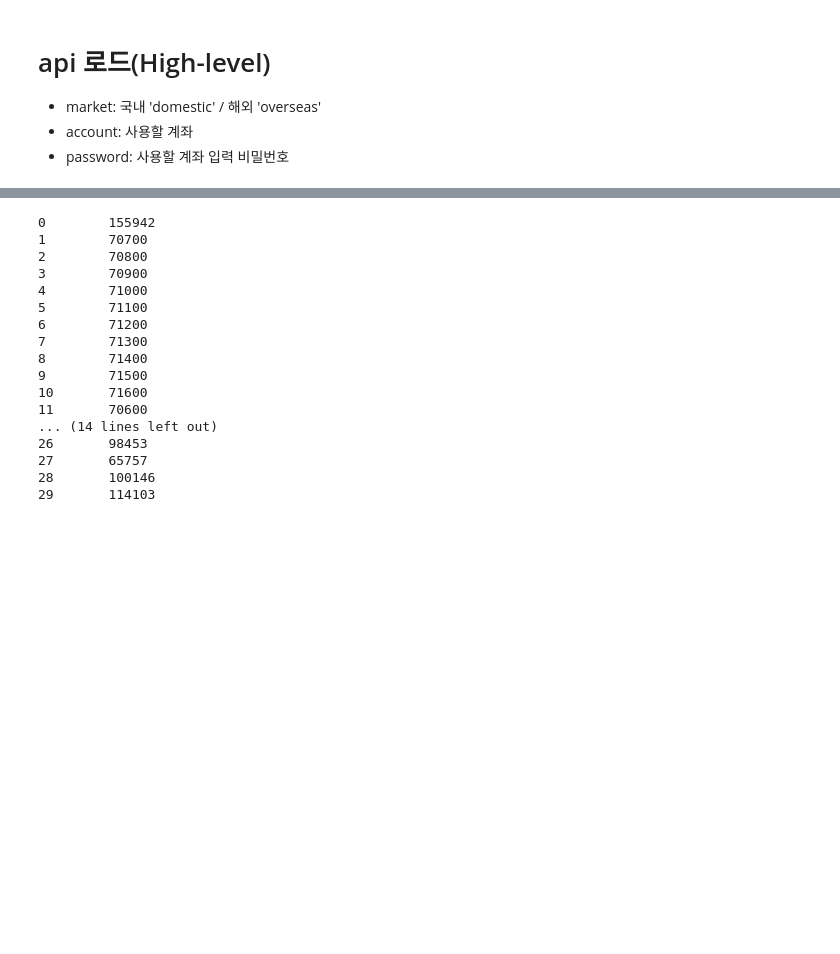
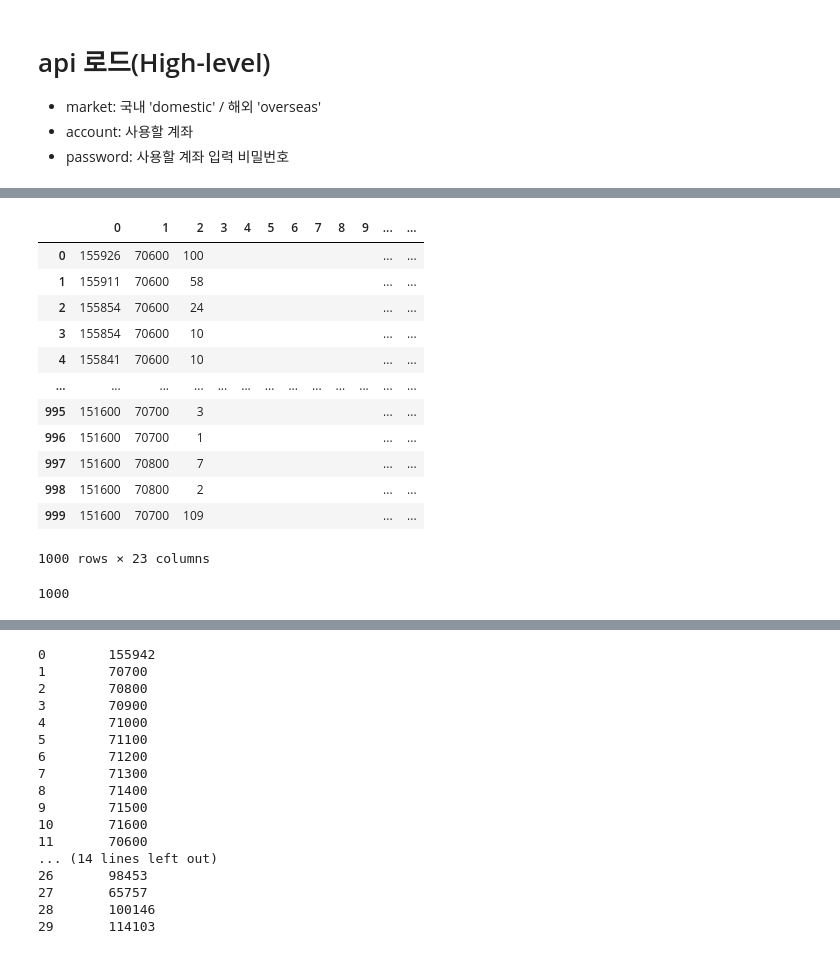
Before and after one commit to softyoungha/pyefriend, a Jupyter notebook: pyefriend_example.ipynb, the cells around one changed output, grey strips where cells are left out. Drawn from its saved outputs; the diff is of its cells as text; code cells hidden in the pictures; blank space fills up the shorter version.

```diff
--- a/pyefriend_example.ipynb
+++ b/pyefriend_example.ipynb
@@ -20,0 +57,29 @@ from datetime import datetime
+# %%
+# 분별차트
+(
+    api
+    .set_data(0, 'J')
+    .set_data(1, '005930')
+    .set_data(2, '60')
+    .request_data('PST01012000')
+)
+
+columns = [dict(index=i, key=f'{i}') for i in range(23)]
+data = api.get_data(multiple=True, columns=columns)
+display(pd.DataFrame(data))
+len(data)
+# %% [output]
+|  | 0 | 1 | 2 | 3 | 4 | 5 | 6 | 7 | 8 | 9 | ... | ... |
+| 0 | 155926 | 70600 | 100 |  |  |  |  |  |  |  | ... | ... |
+| 1 | 155911 | 70600 | 58 |  |  |  |  |  |  |  | ... | ... |
+| 2 | 155854 | 70600 | 24 |  |  |  |  |  |  |  | ... | ... |
+| 3 | 155854 | 70600 | 10 |  |  |  |  |  |  |  | ... | ... |
+| 4 | 155841 | 70600 | 10 |  |  |  |  |  |  |  | ... | ... |
+| ... | ... | ... | ... | ... | ... | ... | ... | ... | ... | ... | ... | ... |
+| 995 | 151600 | 70700 | 3 |  |  |  |  |  |  |  | ... | ... |
+| 996 | 151600 | 70700 | 1 |  |  |  |  |  |  |  | ... | ... |
+| 997 | 151600 | 70800 | 7 |  |  |  |  |  |  |  | ... | ... |
+| 998 | 151600 | 70800 | 2 |  |  |  |  |  |  |  | ... | ... |
+| 999 | 151600 | 70700 | 109 |  |  |  |  |  |  |  | ... | ... |
+1000 rows × 23 columns
+1000
```
Also changed, not shown: parts of 11 cells of this notebook, 4 other files.
